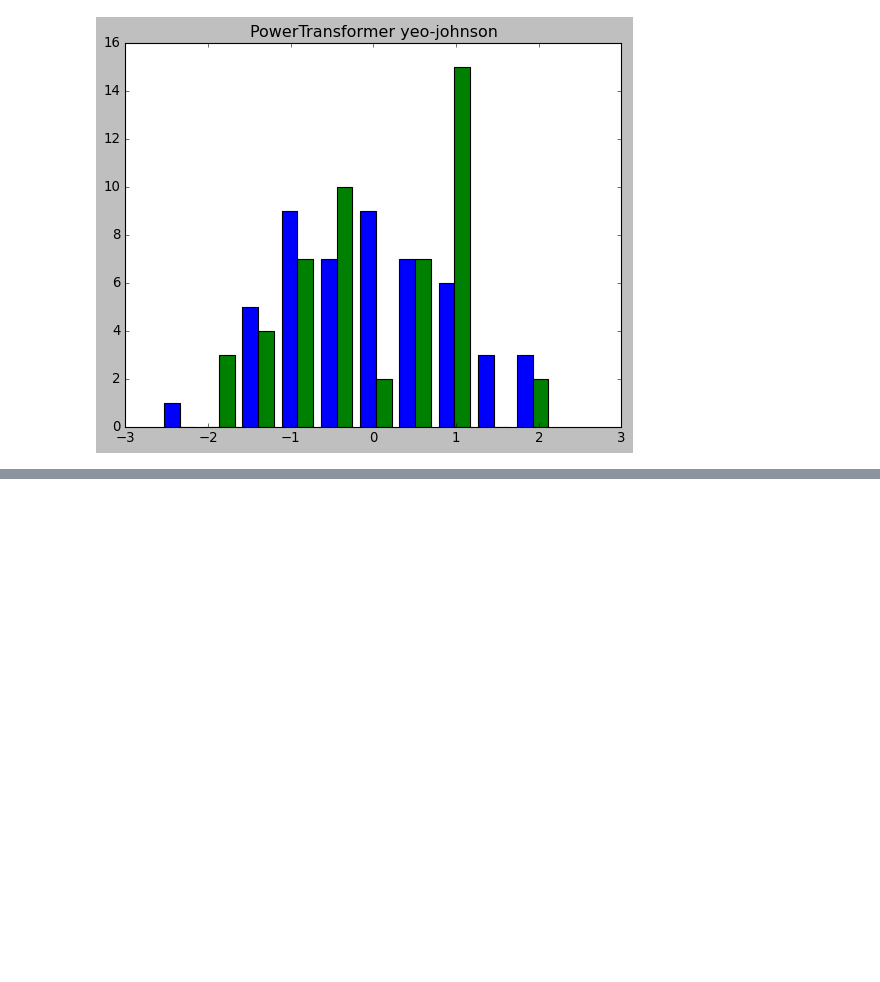
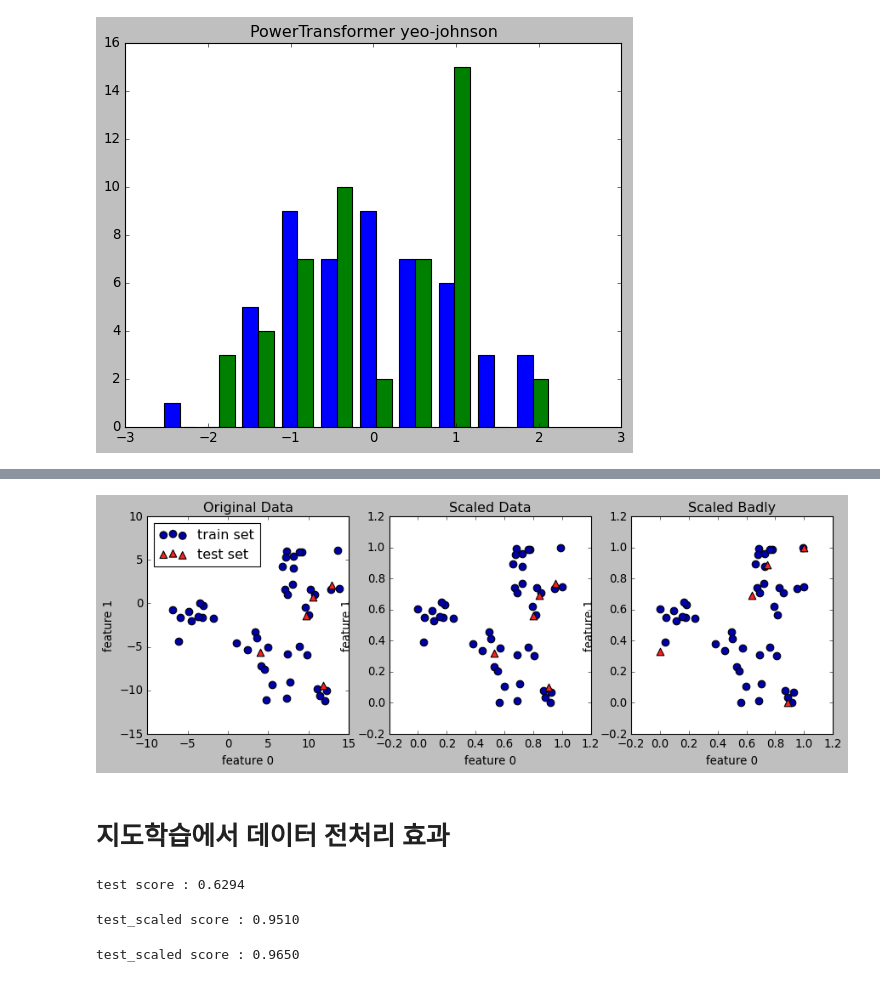
Before and after one commit to Hosung-Ahn/IntroducingML, a Jupyter notebook: Chapter3-Unsupervised_Learning/preprocessing.ipynb, the cells around one changed output, grey strips where cells are left out. Saved outputs shown, nothing was run; the diff lists cells and outputs as text; code cells hidden in the pictures; blank space fills up the shorter version.

```diff
--- a/Chapter3-Unsupervised_Learning/preprocessing.ipynb
+++ b/Chapter3-Unsupervised_Learning/preprocessing.ipynb
@@ -169,0 +175,77 @@ plt.show()
+# %%
+from sklearn.datasets import make_blobs
+
+X, _ = make_blobs(n_samples=50, centers=5, random_state=4, cluster_std=2)
+X_train, X_test = train_test_split(X, random_state=5, test_size=.1)
+
+fig, axes = plt.subplots(1,3,figsize=(13,4))
+axes[0].scatter(X_train[:,0], X_train[:,1],
+                c=mglearn.cm2.colors[0], label='train set', s=60)
+axes[0].scatter(X_test[:,0], X_test[:,1], marker = '^',
+                c=mglearn.cm2.colors[1], label='test set', s=60)
+axes[0].legend(loc='best')
+axes[0].set_title("Original Data")
+
+scaler = MinMaxScaler()
+scaler.fit(X_train)
+X_train_scaled = scaler.transform(X_train)
+X_test_scaled = scaler.transform(X_test)
+
+axes[1].scatter(X_train_scaled[:,0], X_train_scaled[:,1],
+                c=mglearn.cm2.colors[0], label='train set', s=60)
+axes[1].scatter(X_test_scaled[:,0], X_test_scaled[:,1],
+                c=mglearn.cm2.colors[1], label='test set', marker='^', s=60)
+axes[1].set_title("Scaled Data")
+
+test_scaler = MinMaxScaler()
+test_scaler.fit(X_test)
+X_test_scaled_badly = test_scaler.transform(X_test)
+
+axes[2].scatter(X_train_scaled[:,0], X_train_scaled[:,1],
+                c=mglearn.cm2.colors[0], label='train set', s=60)
+axes[2].scatter(X_test_scaled_badly[:,0], X_test_scaled_badly[:,1],
+                marker='^', c=mglearn.cm2.colors[1], label='test set', s=60)
+axes[2].set_title("Scaled Badly")
+
+for ax in axes :
+    ax.set_xlabel("feature 0")
+    ax.set_ylabel("feature 1")
+# %% [output]
+[figure, added]
+# %% [markdown]
+# 지도학습에서 데이터 전처리 효과
+# %%
+from sklearn.svm import SVC
+
+X_train, X_test, y_train, y_test = train_test_split(cancer.data, cancer.target, random_state=0)
+
+svm = SVC(gamma='auto')
+svm.fit(X_train, y_train)
+# scaling 하지 않는 데이터의 성과
+print(f"test score : {svm.score(X_test, y_test):0.4f}")
+# %% [output]
+test score : 0.6294
+# %%
+# MinMaxScaler scaling 한 데이터의 성과
+scaler = MinMaxScaler()
+scaler.fit(X_train)
+X_train_scaled = scaler.transform(X_train)
+X_test_scaled = scaler.transform(X_test)
+
+svm.fit(X_train_scaled, y_train)
+
+print(f"test_scaled score : {svm.score(X_test_scaled, y_test):0.4f}")
+# %% [output]
+test_scaled score : 0.9510
+# %%
+# StandardSaler scaling 한 데이터의 성과
+scaler = StandardScaler()
+scaler.fit(X_train)
+X_train_scaled = scaler.transform(X_train)
+X_test_scaled = scaler.transform(X_test)
+
+svm.fit(X_train_scaled, y_train)
+
+print(f"test_scaled score : {svm.score(X_test_scaled, y_test):0.4f}")
+# %% [output]
+test_scaled score : 0.9650
```
Also changed, not shown: parts of 3 cells of this notebook, 2 other files.
